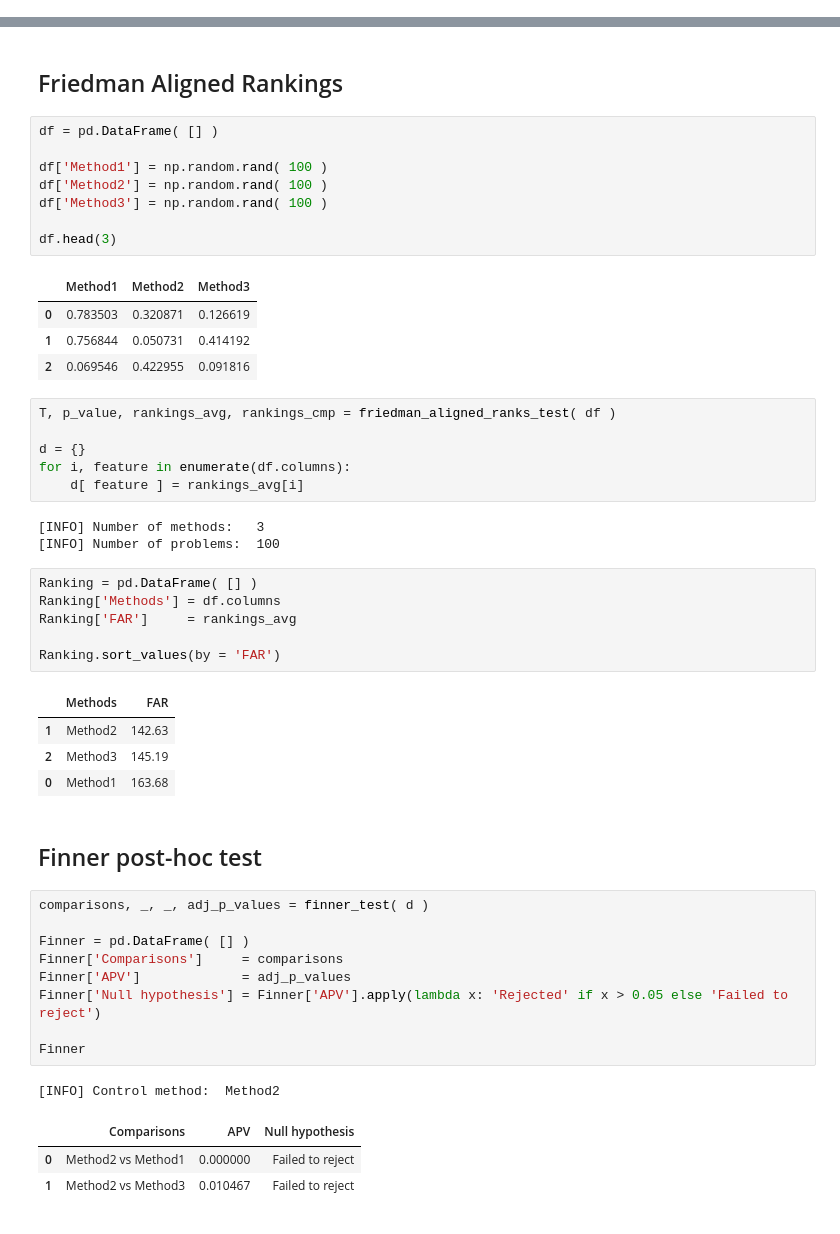
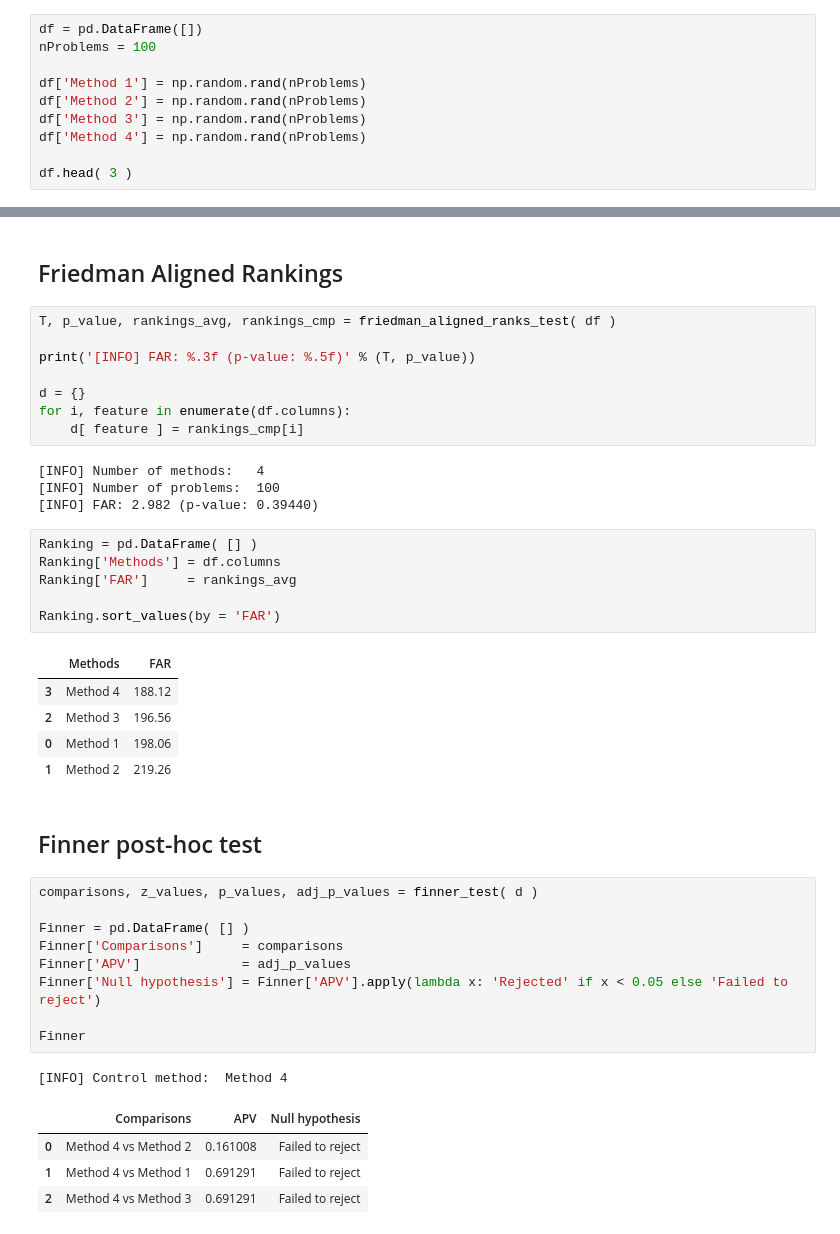
Before and after one commit to ioannislivieris/Useful-functions, a Jupyter notebook: Statistical analysis/Statistical analysis.ipynb, the cells around one changed output, grey strips where cells are left out. Drawn from its saved outputs; the diff is of its cells as text.

```diff
--- a/Statistical analysis/Statistical analysis.ipynb
+++ b/Statistical analysis/Statistical analysis.ipynb
@@ -27,0 +30,10 @@ from utils.non_parametric_tests import *
+# %%
+df = pd.DataFrame([])
+nProblems = 100
+
+df['Method 1'] = np.random.rand(nProblems)
+df['Method 2'] = np.random.rand(nProblems)
+df['Method 3'] = np.random.rand(nProblems)
+df['Method 4'] = np.random.rand(nProblems)
+
+df.head( 3 )
@@ -29,28 +46,18 @@ from utils.non_parametric_tests import *
 # Statistical analysis
 # %% [markdown]
 ## Friedman Aligned Rankings
-# %%
-df = pd.DataFrame( [] )
-
-df['Method1'] = np.random.rand( 100 )
-df['Method2'] = np.random.rand( 100 )
-df['Method3'] = np.random.rand( 100 )
-
-df.head(3)
-# %% [output]
-|  | Method1 | Method2 | Method3 |
-| 0 | 0.783503 | 0.320871 | 0.126619 |
-| 1 | 0.756844 | 0.050731 | 0.414192 |
-| 2 | 0.069546 | 0.422955 | 0.091816 |
 # %%
 T, p_value, rankings_avg, rankings_cmp = friedman_aligned_ranks_test( df )
 
+print('[INFO] FAR: %.3f (p-value: %.5f)' % (T, p_value))
+
 d = {}
 for i, feature in enumerate(df.columns):
-    d[ feature ] = rankings_avg[i]
+    d[ feature ] = rankings_cmp[i]
 # %% [output]
-[INFO] Number of methods:   3
+[INFO] Number of methods:   4
 [INFO] Number of problems:  100
+[INFO] FAR: 2.982 (p-value: 0.39440)
 # %%
 Ranking = pd.DataFrame( [] )
 Ranking['Methods'] = df.columns
@@ -59,22 +66,24 @@ Ranking['FAR']     = rankings_avg
 Ranking.sort_values(by = 'FAR')
 # %% [output]
 |  | Methods | FAR |
-| 1 | Method2 | 142.63 |
-| 2 | Method3 | 145.19 |
-| 0 | Method1 | 163.68 |
+| 3 | Method 4 | 188.12 |
+| 2 | Method 3 | 196.56 |
+| 0 | Method 1 | 198.06 |
+| 1 | Method 2 | 219.26 |
 # %% [markdown]
 ## Finner post-hoc test
 # %%
-comparisons, _, _, adj_p_values = finner_test( d )
+comparisons, z_values, p_values, adj_p_values = finner_test( d )
 
 Finner = pd.DataFrame( [] )
 Finner['Comparisons']     = comparisons
 Finner['APV']             = adj_p_values
-Finner['Null hypothesis'] = Finner['APV'].apply(lambda x: 'Rejected' if x > 0.05 else 'Failed to reject')
+Finner['Null hypothesis'] = Finner['APV'].apply(lambda x: 'Rejected' if x < 0.05 else 'Failed to reject')
 
 Finner
 # %% [output]
-[INFO] Control method:  Method2
+[INFO] Control method:  Method 4
 |  | Comparisons | APV | Null hypothesis |
-| 0 | Method2 vs Method1 | 0.000000 | Failed to reject |
-| 1 | Method2 vs Method3 | 0.010467 | Failed to reject |
+| 0 | Method 4 vs Method 2 | 0.161008 | Failed to reject |
+| 1 | Method 4 vs Method 1 | 0.691291 | Failed to reject |
+| 2 | Method 4 vs Method 3 | 0.691291 | Failed to reject |
```
Also changed, not shown: parts of 7 cells of this notebook.
